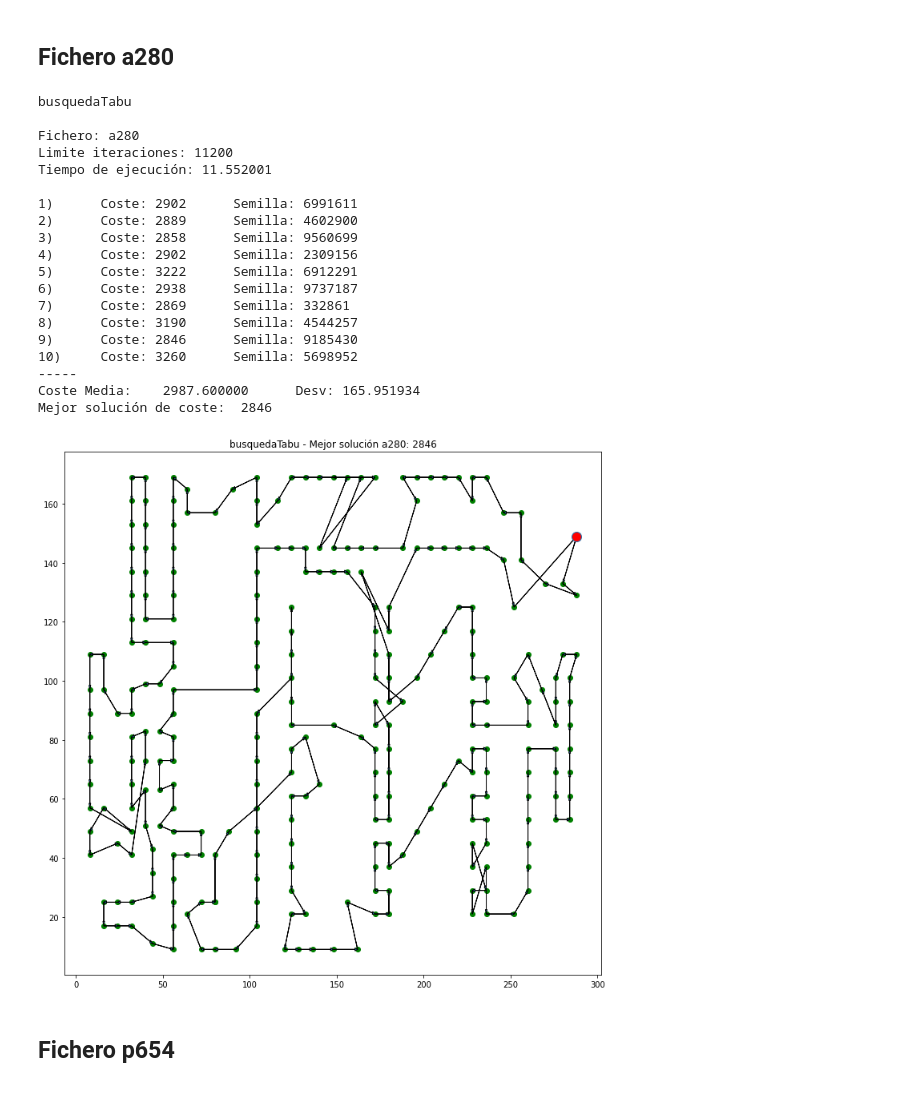
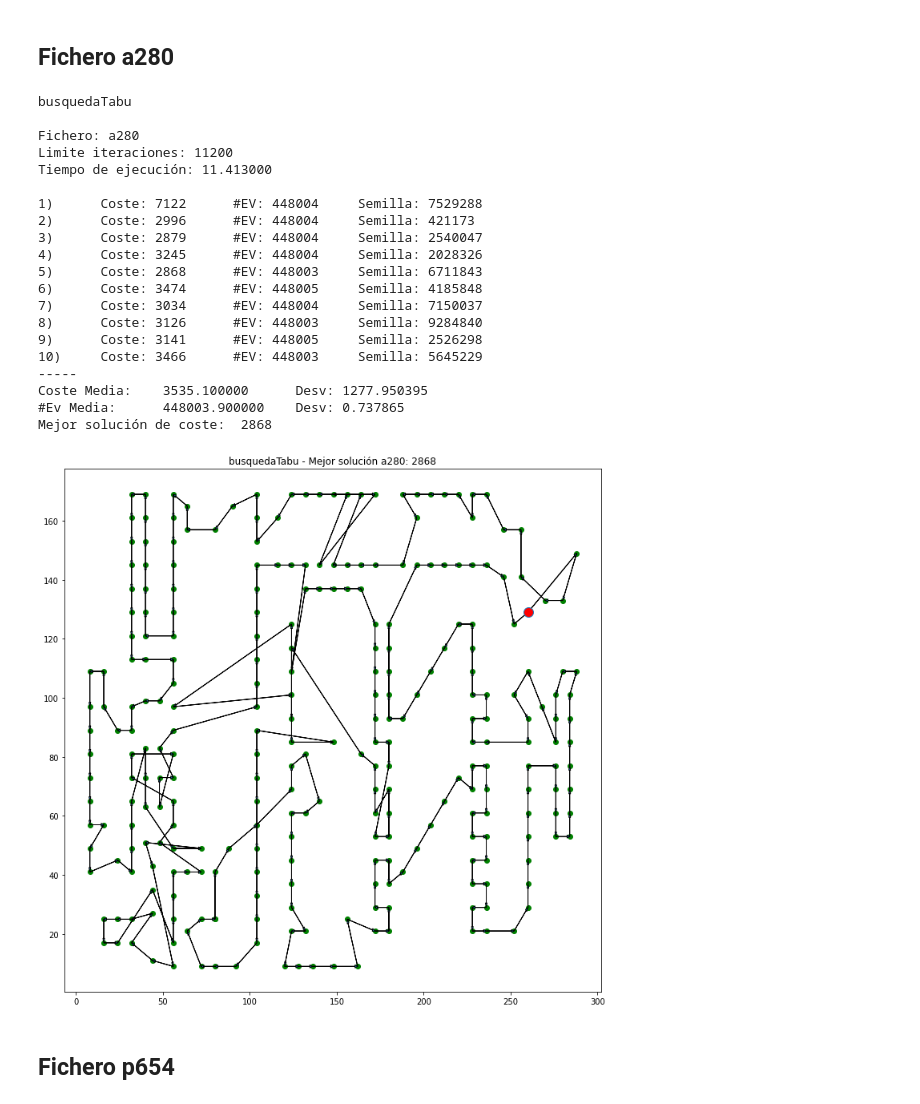
Before and after one commit to VictorNarov/AlgoritmosTrayectoriaTSP, a Jupyter notebook: 6 BusquedaTabu.ipynb, the cells around one changed output. Cells and saved outputs as stored; diff of their text form; code cells hidden in the pictures.

```diff
--- a/6 BusquedaTabu.ipynb
+++ b/6 BusquedaTabu.ipynb
@@ -22,6 +22,7 @@ nIteraciones = 40 * len(nodos)
 print(f"\nFichero: {fichero}\nLimite iteraciones: {nIteraciones}")
 
 costes = []
+evs = []
 mejorSolucion = []
 mejorCoste = float('inf')
 
@@ -36,18 +37,20 @@ print("Tiempo de ejecución: %f\n" % elapsed )
 
 for i,res in enumerate(resultados):
     costes.append(res[1])
+    evs.append(res[2])
 
     if res[1] < mejorCoste:
         mejorCoste = res[1]
         mejorSolucion = res[0]
 
     #coste = getCosteCamino(camino, distancias)
-    print("%i)\tCoste: %s\t Semilla: %s" % (i+1,res[1], res[2]) )
+    print("%i)\tCoste: %s \t #EV: %i \t Semilla: %s" % (i+1,res[1], res[2], res[3]) )
     #print("Camino: " + str(camino))
     # pintaCamino(camino,nodos)
-
+    i+=1
 
 print("-----\nCoste Media:\t%f \t Desv: %f" % (mean(costes), stdev(costes)))
+print("#Ev Media:\t%f \t Desv: %f" % (mean(evs), stdev(evs)))
 print("Mejor solución de coste: ", str(mejorCoste))
 titulo = algoritmo + " - Mejor solución " + fichero + ": " + str(mejorCoste)
 pintaCamino(mejorSolucion, nodos, titulo)
@@ -86,6 +90,7 @@ nIteraciones = 40 * len(nodos)
 print(f"\nFichero: {fichero}\nLimite iteraciones: {nIteraciones}")
 
 costes = []
+evs = []
 mejorSolucion = []
 mejorCoste = float('inf')
 
@@ -100,18 +105,20 @@ print("Tiempo de ejecución: %f\n" % elapsed )
 
 for i,res in enumerate(resultados):
     costes.append(res[1])
+    evs.append(res[2])
 
     if res[1] < mejorCoste:
         mejorCoste = res[1]
         mejorSolucion = res[0]
 
     #coste = getCosteCamino(camino, distancias)
-    print("%i)\tCoste: %s\t Semilla: %s" % (i+1,res[1], res[2]) )
+    print("%i)\tCoste: %s \t #EV: %i \t Semilla: %s" % (i+1,res[1], res[2], res[3]) )
     #print("Camino: " + str(camino))
     # pintaCamino(camino,nodos)
-
+    i+=1
 
 print("-----\nCoste Media:\t%f \t Desv: %f" % (mean(costes), stdev(costes)))
+print("#Ev Media:\t%f \t Desv: %f" % (mean(evs), stdev(evs)))
 print("Mejor solución de coste: ", str(mejorCoste))
 titulo = algoritmo + " - Mejor solución " + fichero + ": " + str(mejorCoste)
 pintaCamino(mejorSolucion, nodos, titulo)
@@ -150,6 +158,7 @@ nIteraciones = 40 * len(nodos)
 print(f"\nFichero: {fichero}\nLimite iteraciones: {nIteraciones}")
 
 costes = []
+evs = []
 mejorSolucion = []
 mejorCoste = float('inf')
 
@@ -157,49 +166,52 @@ mejorCoste = float('inf')
 t = time.time()
 with Pool(processes=10) as p:
      resultados = p.starmap(busquedaTabu, product([distancias], semillas, [nIteraciones]))
 
 elapsed = time.time() - t
 print("Tiempo de ejecución: %f\n" % elapsed )
 
 
 for i,res in enumerate(resultados):
     costes.append(res[1])
+    evs.append(res[2])
 
     if res[1] < mejorCoste:
         mejorCoste = res[1]
         mejorSolucion = res[0]
 
     #coste = getCosteCamino(camino, distancias)
-    print("%i)\tCoste: %s\t Semilla: %s" % (i+1,res[1], res[2]) )
+    print("%i)\tCoste: %s \t #EV: %i \t Semilla: %s" % (i+1,res[1], res[2], res[3]) )
     #print("Camino: " + str(camino))
     # pintaCamino(camino,nodos)
-
+    i+=1
 
 print("-----\nCoste Media:\t%f \t Desv: %f" % (mean(costes), stdev(costes)))
+print("#Ev Media:\t%f \t Desv: %f" % (mean(evs), stdev(evs)))
 print("Mejor solución de coste: ", str(mejorCoste))
 titulo = algoritmo + " - Mejor solución " + fichero + ": " + str(mejorCoste)
 pintaCamino(mejorSolucion, nodos, titulo)
 # %% [output]
 busquedaTabu
 
 Fichero: a280
 Limite iteraciones: 11200
-Tiempo de ejecución: 11.552001
+Tiempo de ejecución: 11.413000
 
-1)      Coste: 2902      Semilla: 6991611
-2)      Coste: 2889      Semilla: 4602900
-3)      Coste: 2858      Semilla: 9560699
-4)      Coste: 2902      Semilla: 2309156
-5)      Coste: 3222      Semilla: 6912291
-6)      Coste: 2938      Semilla: 9737187
-7)      Coste: 2869      Semilla: 332861
-8)      Coste: 3190      Semilla: 4544257
-9)      Coste: 2846      Semilla: 9185430
-10)     Coste: 3260      Semilla: 5698952
+1)      Coste: 7122      #EV: 448004     Semilla: 7529288
+2)      Coste: 2996      #EV: 448004     Semilla: 421173
+3)      Coste: 2879      #EV: 448004     Semilla: 2540047
+4)      Coste: 3245      #EV: 448004     Semilla: 2028326
+5)      Coste: 2868      #EV: 448003     Semilla: 6711843
+6)      Coste: 3474      #EV: 448005     Semilla: 4185848
+7)      Coste: 3034      #EV: 448004     Semilla: 7150037
+8)      Coste: 3126      #EV: 448003     Semilla: 9284840
+9)      Coste: 3141      #EV: 448005     Semilla: 2526298
+10)     Coste: 3466      #EV: 448003     Semilla: 5645229
 -----
-Coste Media:    2987.600000      Desv: 165.951934
-Mejor solución de coste:  2846
+Coste Media:    3535.100000      Desv: 1277.950395
+#Ev Media:      448003.900000    Desv: 0.737865
+Mejor solución de coste:  2868
-[figure, old version]
+[figure, new version]
 # %% [markdown]
 ## Fichero p654
 # %%
```
Also changed, not shown: parts of 5 cells of this notebook, 4 other files.
